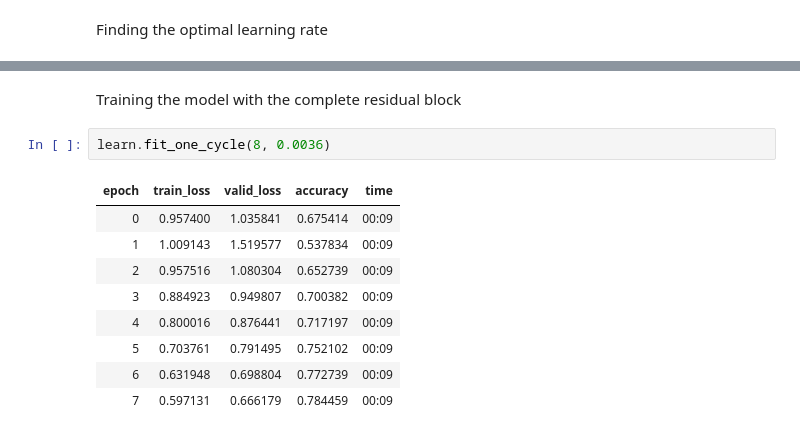
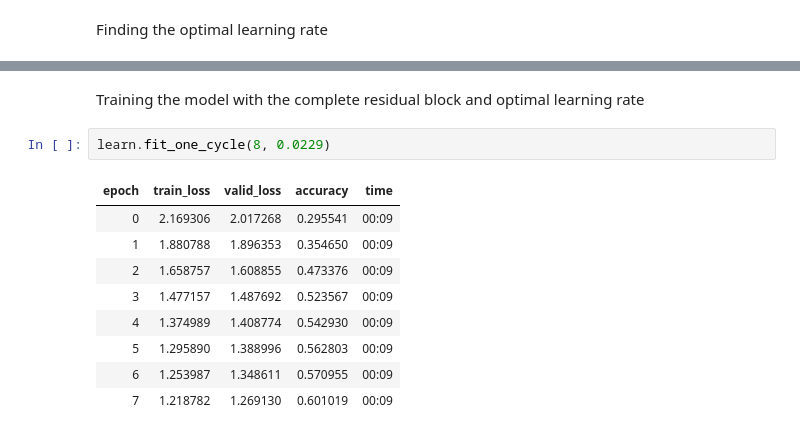
Before and after one commit to AsokTamang/Resnet, a Jupyter notebook: res-net.ipynb, the cells around one changed output, grey strips where cells are left out. Cells and saved outputs as stored; diff of their text form.

```diff
--- a/res-net.ipynb
+++ b/res-net.ipynb
@@ -108,14 +113,14 @@ SuggestedLRs(valley=0.00363078061491251)
 # %% [markdown]
-Training the model with the complete residual block
+Training the model with the complete residual block and optimal learning rate
 # %%
-learn.fit_one_cycle(8, 0.0036)
+learn.fit_one_cycle(8, 0.0229)
 # %% [output]
 | epoch | train_loss | valid_loss | accuracy | time |
-| 0 | 0.957400 | 1.035841 | 0.675414 | 00:09 |
-| 1 | 1.009143 | 1.519577 | 0.537834 | 00:09 |
-| 2 | 0.957516 | 1.080304 | 0.652739 | 00:09 |
-| 3 | 0.884923 | 0.949807 | 0.700382 | 00:09 |
-| 4 | 0.800016 | 0.876441 | 0.717197 | 00:09 |
-| 5 | 0.703761 | 0.791495 | 0.752102 | 00:09 |
-| 6 | 0.631948 | 0.698804 | 0.772739 | 00:09 |
-| 7 | 0.597131 | 0.666179 | 0.784459 | 00:09 |
+| 0 | 2.169306 | 2.017268 | 0.295541 | 00:09 |
+| 1 | 1.880788 | 1.896353 | 0.354650 | 00:09 |
+| 2 | 1.658757 | 1.608855 | 0.473376 | 00:09 |
+| 3 | 1.477157 | 1.487692 | 0.523567 | 00:09 |
+| 4 | 1.374989 | 1.408774 | 0.542930 | 00:09 |
+| 5 | 1.295890 | 1.388996 | 0.562803 | 00:09 |
+| 6 | 1.253987 | 1.348611 | 0.570955 | 00:09 |
+| 7 | 1.218782 | 1.269130 | 0.601019 | 00:09 |
```
Also changed, not shown: parts of 10 cells of this notebook.
